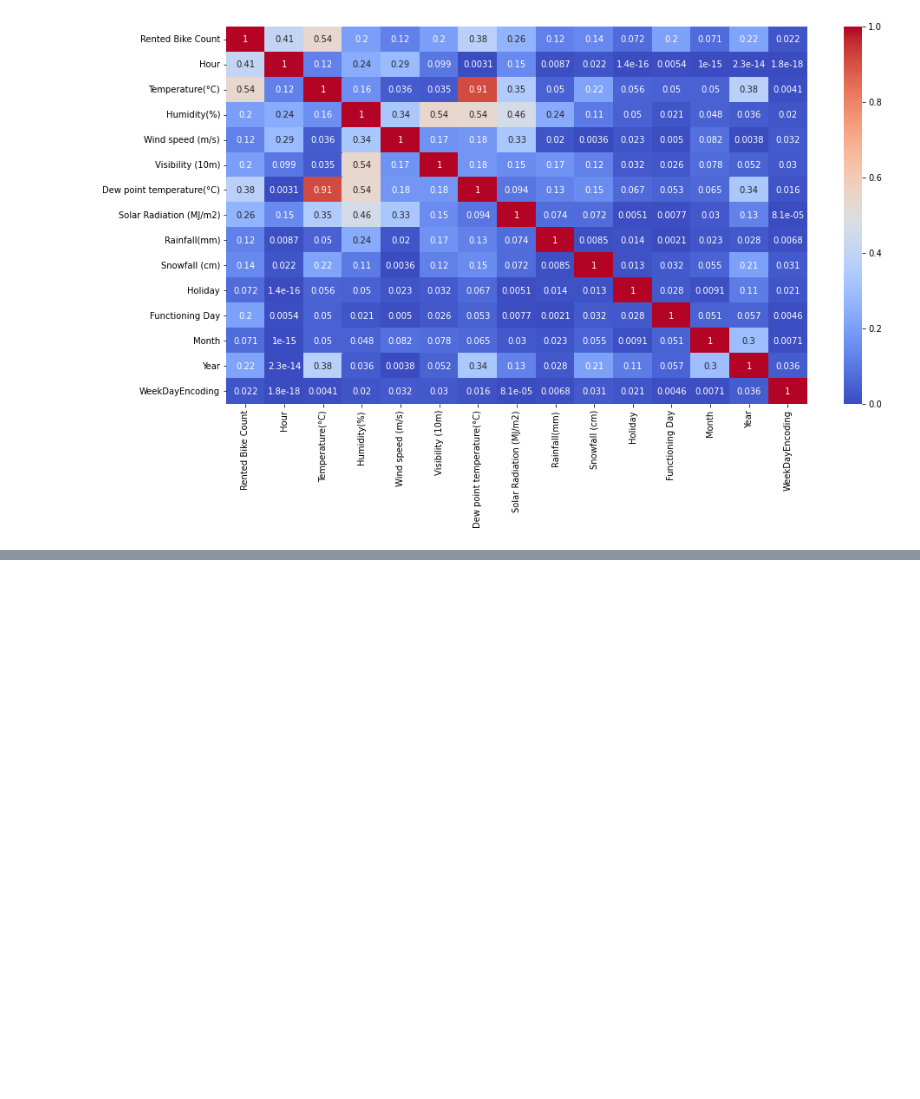
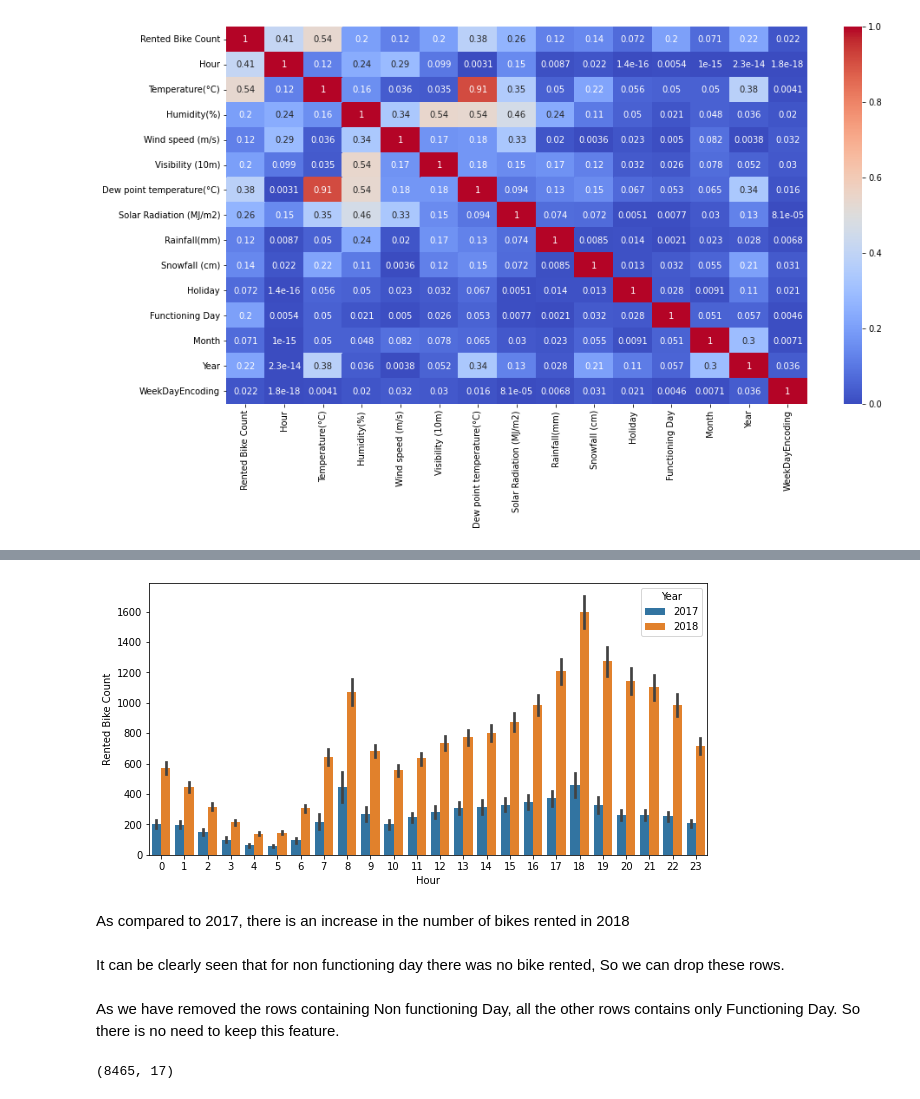
Before and after one commit to disuja7/Bike-sharing-demand-prediction, a Jupyter notebook: Copy_of_Bike_Sharing_Demand_Prediction_Capstone_Project.ipynb, the cells around one changed output, grey strips where cells are left out. Saved outputs shown, nothing was run; the diff lists cells and outputs as text; code cells hidden in the pictures; blank space fills up the shorter version.

```diff
--- a/Copy_of_Bike_Sharing_Demand_Prediction_Capstone_Project.ipynb
+++ b/Copy_of_Bike_Sharing_Demand_Prediction_Capstone_Project.ipynb
@@ -255,0 +318,8 @@ df.head()
+# %%
+barplots('Hour','Rented Bike Count','Year')
+# %% [output]
+[figure, added]
+# %% [markdown]
+As compared to 2017, there is an increase in the number of bikes rented in 2018
+# %% [markdown]
+It can be clearly seen that for non functioning day there was no bike rented, So we can drop these rows.
@@ -255,0 +328,2 @@ df.head()
+# %% [markdown]
+As we have removed the rows containing Non functioning Day, all the other rows contains only Functioning Day. So there is no need to keep this feature.
@@ -255,0 +332,4 @@ df.head()
+# %%
+new_df.shape
+# %% [output]
+(8465, 17)
```
Also changed, not shown: parts of 33 cells of this notebook.
